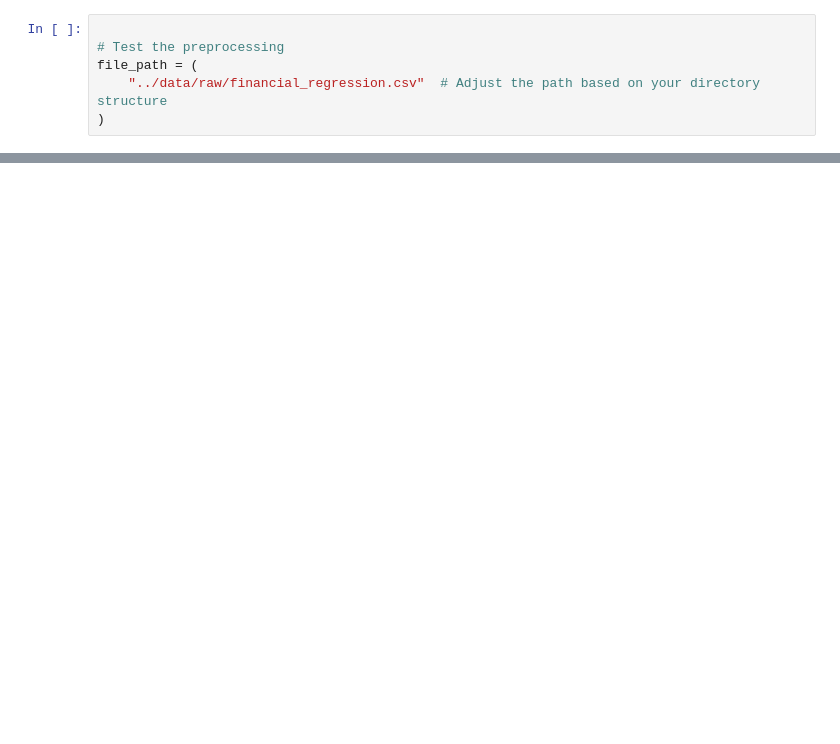
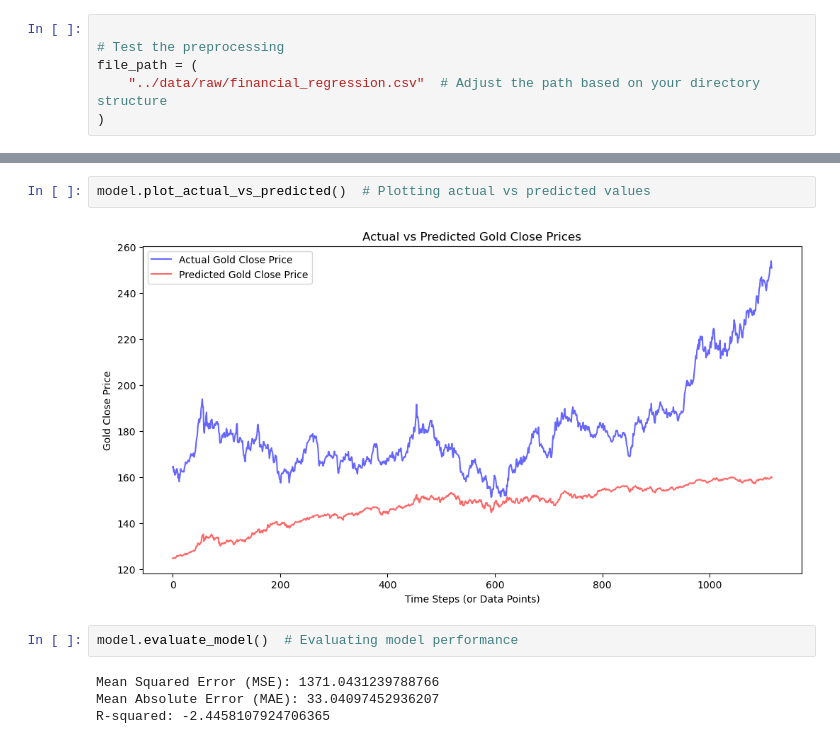
Before and after one commit to davidabad98/AIGC-5005-0NA-Final-Project, a Jupyter notebook: notebooks/initial_exploration.ipynb, the cells around one changed output, grey strips where cells are left out. Saved outputs shown, nothing was run; the diff lists cells and outputs as text; blank space fills up the shorter version.

```diff
--- a/notebooks/initial_exploration.ipynb
+++ b/notebooks/initial_exploration.ipynb
@@ -316,0 +100,10 @@ KeyboardInterrupt:
+# %%
+model.plot_actual_vs_predicted()  # Plotting actual vs predicted values
+# %% [output]
+[figure, added]
+# %%
+model.evaluate_model()  # Evaluating model performance
+# %% [output]
+Mean Squared Error (MSE): 1371.0431239788766
+Mean Absolute Error (MAE): 33.04097452936207
+R-squared: -2.4458107924706365
```
Also changed, not shown: parts of 42 cells of this notebook, 13 other files.
